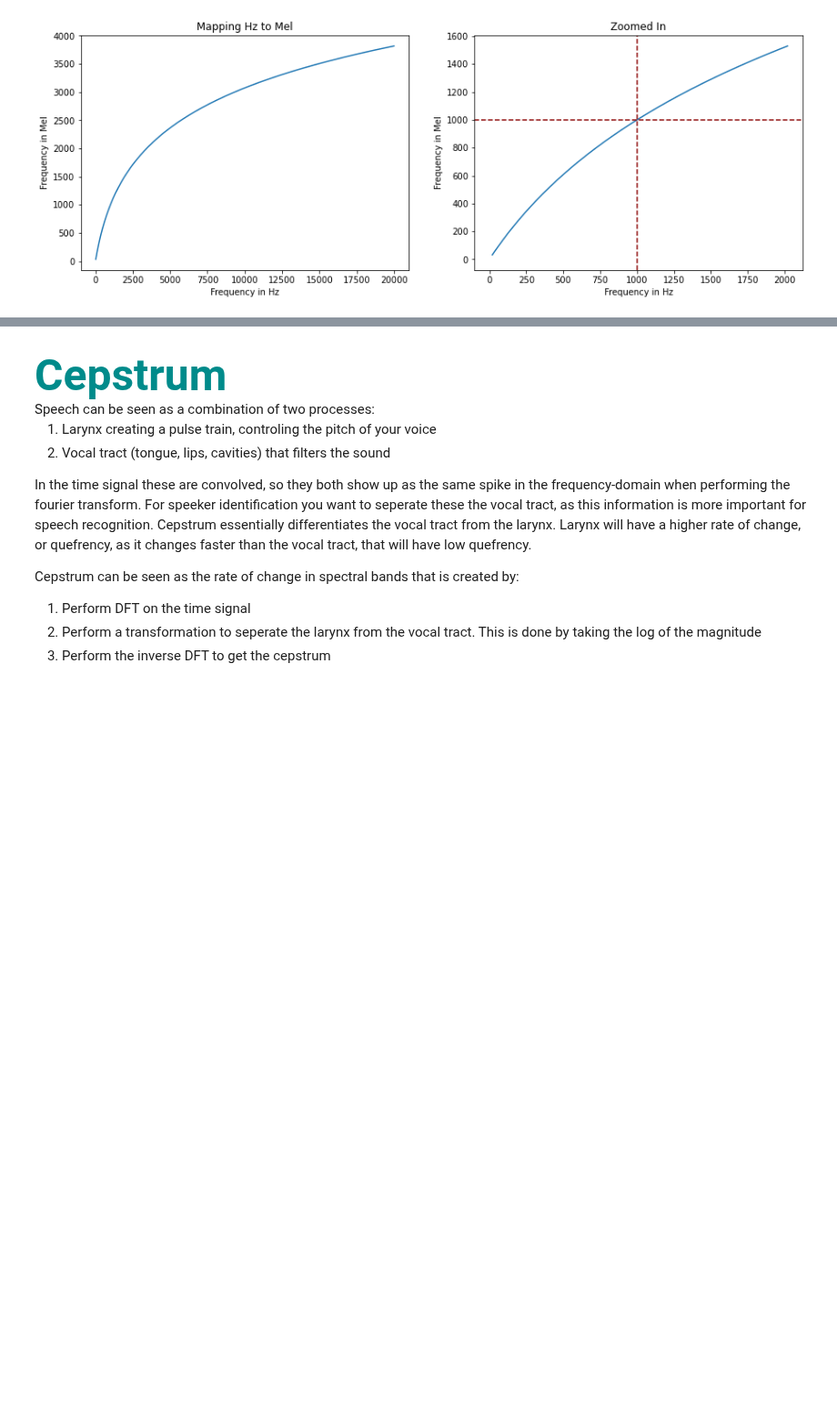
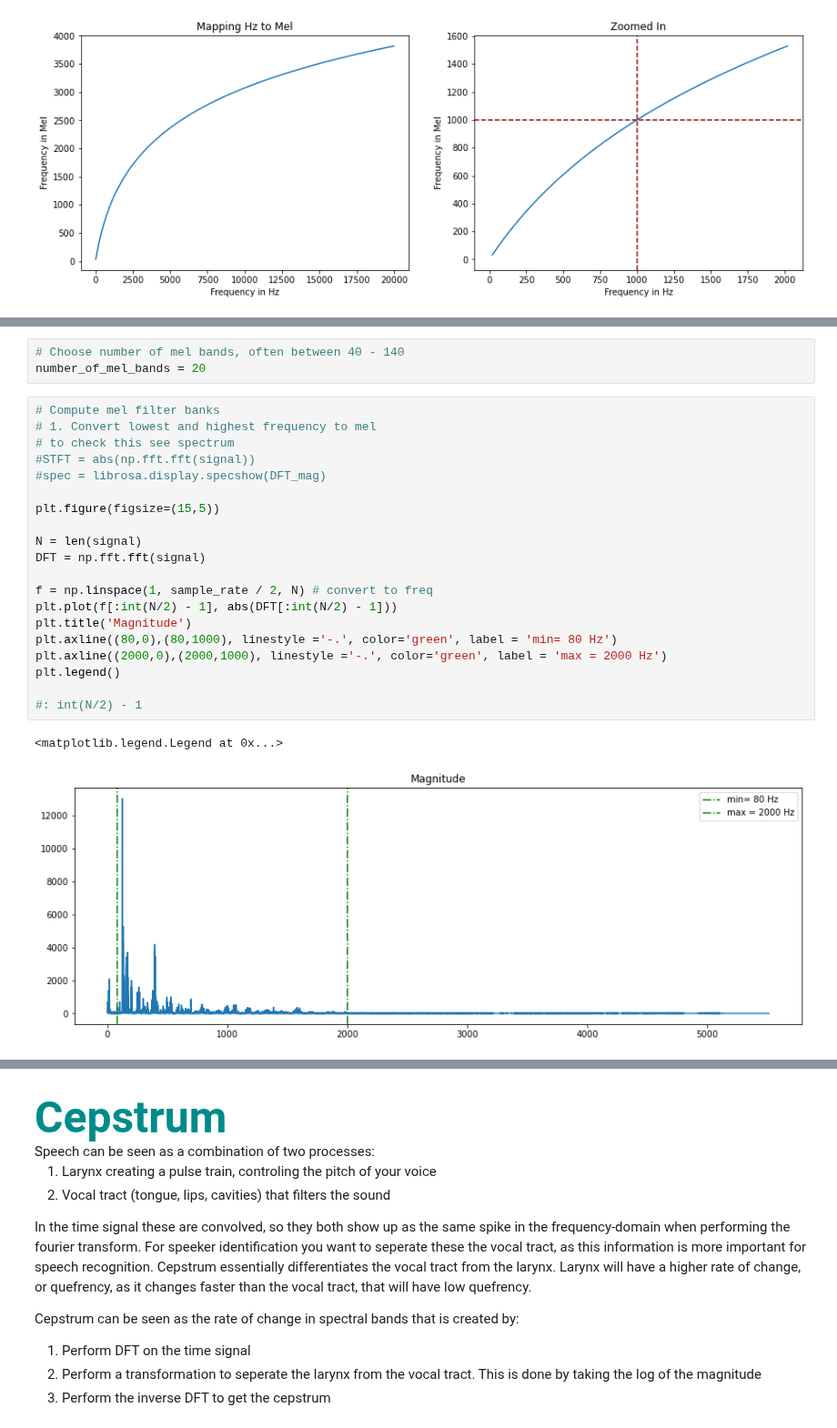
Before and after one commit to HNuijens/PythonAudioProcessing, a Jupyter notebook: Analysis/MFCC.ipynb, the cells around one changed output, grey strips where cells are left out. Shown at 91% size. Drawn from its saved outputs; the diff is of its cells as text; blank space fills up the shorter version.

```diff
--- a/Analysis/MFCC.ipynb
+++ b/Analysis/MFCC.ipynb
@@ -42,0 +63,26 @@ Text(0.5, 1.0, 'Zoomed In')
+# %%
+# Choose number of mel bands, often between 40 - 140
+number_of_mel_bands = 20
+# %%
+# Compute mel filter banks
+# 1. Convert lowest and highest frequency to mel
+# to check this see spectrum
+#STFT = abs(np.fft.fft(signal))
+#spec = librosa.display.specshow(DFT_mag)
+
+plt.figure(figsize=(15,5))
+
+N = len(signal)
+DFT = np.fft.fft(signal)
+
+f = np.linspace(1, sample_rate / 2, N) # convert to freq
+plt.plot(f[:int(N/2) - 1], abs(DFT[:int(N/2) - 1]))
+plt.title('Magnitude')
+plt.axline((80,0),(80,1000), linestyle ='-.', color='green', label = 'min= 80 Hz')
+plt.axline((2000,0),(2000,1000), linestyle ='-.', color='green', label = 'max = 2000 Hz')
+plt.legend()
+
+#: int(N/2) - 1
+# %% [output]
+<matplotlib.legend.Legend at 0x...>
+[figure, added]
```
Also changed, not shown: parts of 15 cells of this notebook.
